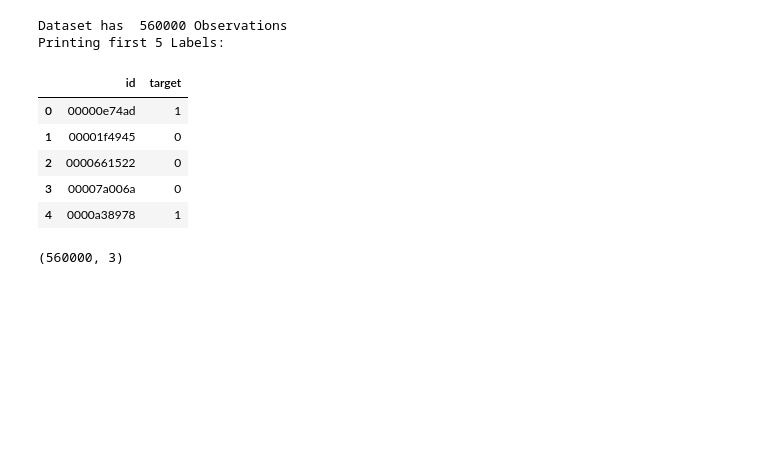
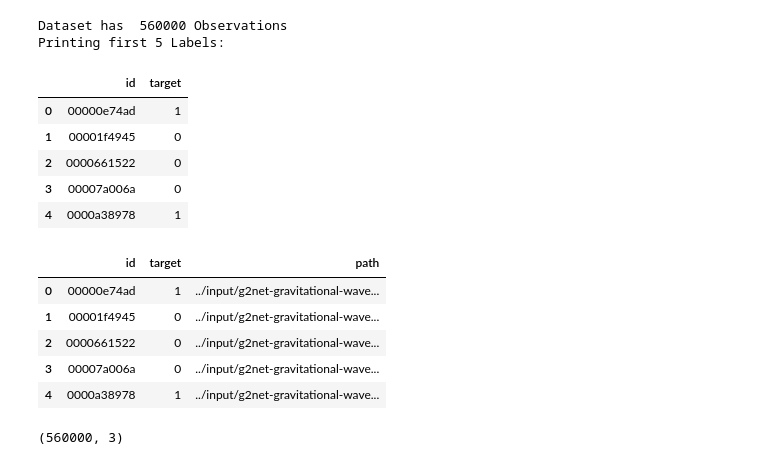
Before and after one commit to rohan-paul/Gravitational-Wave-Detection_Kaggle_Competition, a Jupyter notebook: Kaggle_NBs/1_TimeSeries_GWPy_Data_Preprocessing.ipynb, the cells around one changed output. Cells and saved outputs as stored; diff of their text form; code cells hidden in the pictures; blank space fills up the shorter version.

```diff
--- a/Kaggle_NBs/1_TimeSeries_GWPy_Data_Preprocessing.ipynb
+++ b/Kaggle_NBs/1_TimeSeries_GWPy_Data_Preprocessing.ipynb
@@ -151,30 +153,36 @@ Printing first 5 Labels:
 # %%
 # Construct a Training dataframe for all the available .npy files
 
 # Get all the file file path from all 4-labels of nested folder structure
 files_paths = glob(root_dir + '/train/*/*/*/*')
 ''' The glob module finds all the pathnames matching a specified pattern according to the rules
 used by the Unix shell, although results are returned in arbitrary order.
 No tilde expansion is done, but *, ?, and character ranges expressed with [] will be correctly matched.
 We can use glob to search for a specific file pattern, or perhaps more usefully, search for files where the
 filename matches a certain pattern by using wildcard characters.
 
 '''
 
 # get the list of ids from the .npy files
 ids_from_npy_files = [path.split("/")[-1].split(".")[0] for path in files_paths]
 # [-1] means the last element in a sequence,
 # print(ids_from_npy_files)
 
 # get a dataframe with paths and ids of those .npy files
 df_path_id = pd.DataFrame({'path': files_paths, 'id':ids_from_npy_files})
 df_path_id.head()
 
 # merging that above df with the target
 df_train = pd.merge(left=train_labels, right=df_path_id, on='id')
-# df_train.head()
+display(df_train.head())
 
 # verifying the shape of the merged df has 5,60,000 rows and 3 columns
 print(df_train.shape)
 # %% [output]
+|  | id | target | path |
+| 0 | 00000e74ad | 1 | ../input/g2net-gravitational-wave... |
+| 1 | 00001f4945 | 0 | ../input/g2net-gravitational-wave... |
+| 2 | 0000661522 | 0 | ../input/g2net-gravitational-wave... |
+| 3 | 00007a006a | 0 | ../input/g2net-gravitational-wave... |
+| 4 | 0000a38978 | 1 | ../input/g2net-gravitational-wave... |
 (560000, 3)
```
Also changed, not shown: parts of 7 cells of this notebook.
